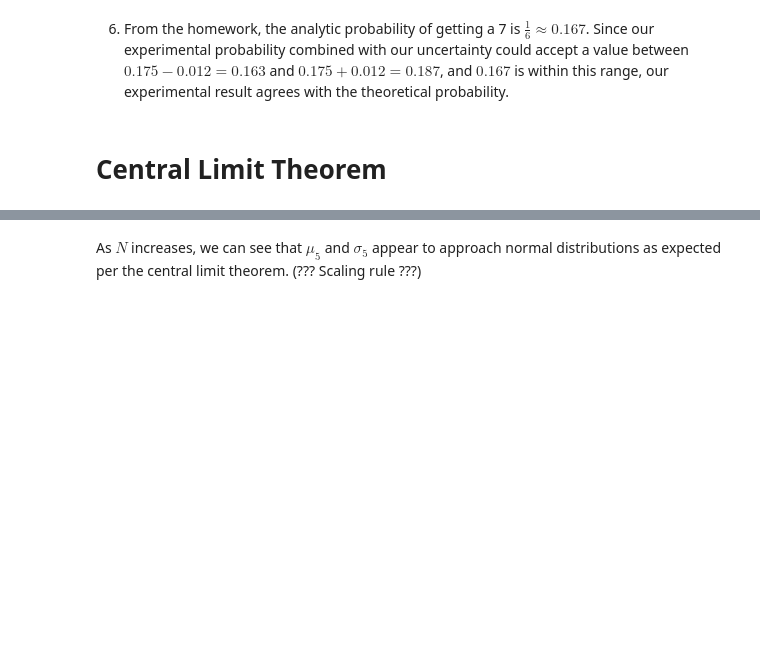
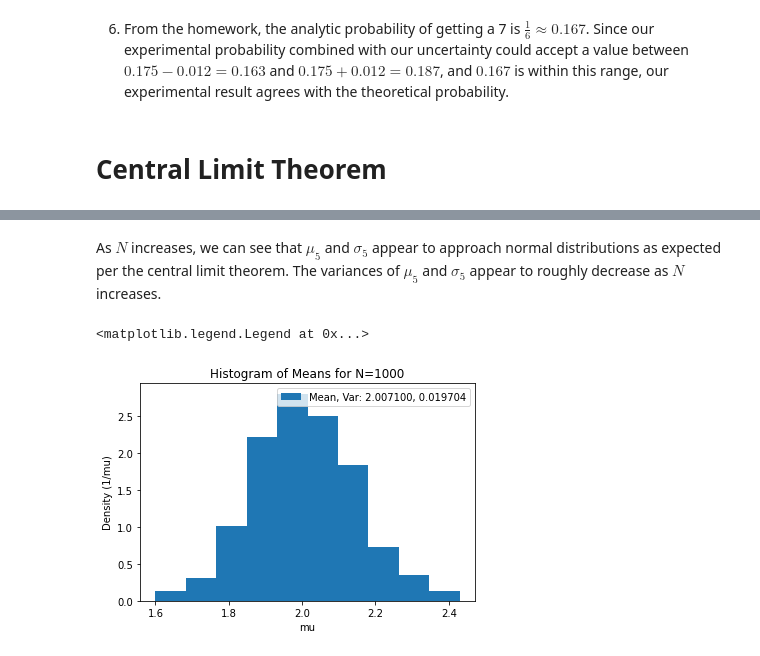
Before and after one commit to cswelch/Physics-434, a Jupyter notebook: Lab 2.ipynb, the cells around one changed output, grey strips where cells are left out. Saved outputs shown, nothing was run; the diff lists cells and outputs as text; code cells hidden in the pictures; blank space fills up the shorter version.

```diff
--- a/Lab 2.ipynb
+++ b/Lab 2.ipynb
@@ -130,2 +132,19 @@ for i in range(0,3):
 # %% [markdown]
-As $N$ increases, we can see that $\mu_5$ and $\sigma_5$ appear to approach normal distributions as expected per the central limit theorem. (??? Scaling rule ???)
+As $N$ increases, we can see that $\mu_5$ and $\sigma_5$ appear to approach normal distributions as expected per the central limit theorem. The variances of $\mu_5$ and $\sigma_5$ appear to roughly decrease as $N$ increases.
+# %%
+# Part 5
+# For N = 1000 - Average over 1000 Poisson distributions of size M=100 and mean 2.0.
+for j in range(0,Ns[2]):
+    psn = poisson.rvs(mu = 2, size = 100)
+    mus[j] = np.mean(psn)
+    stds[j] = np.std(psn)
+
+# Plot histogram of the means w/ mean and variance in the legend.
+plt.hist(mus, bins=10, density=True, label='Mean, Var: {:f}, {:f}'.format(np.mean(mus), np.var(mus)))
+plt.title("Histogram of Means for N="+str(Ns[2]))
+plt.xlabel("mu")
+plt.ylabel("Density (1/mu)")
+plt.legend(loc="upper right")
+# %% [output]
+<matplotlib.legend.Legend at 0x...>
+[figure, added]
```
Also changed, not shown: parts of 13 cells of this notebook, 1 other file.
